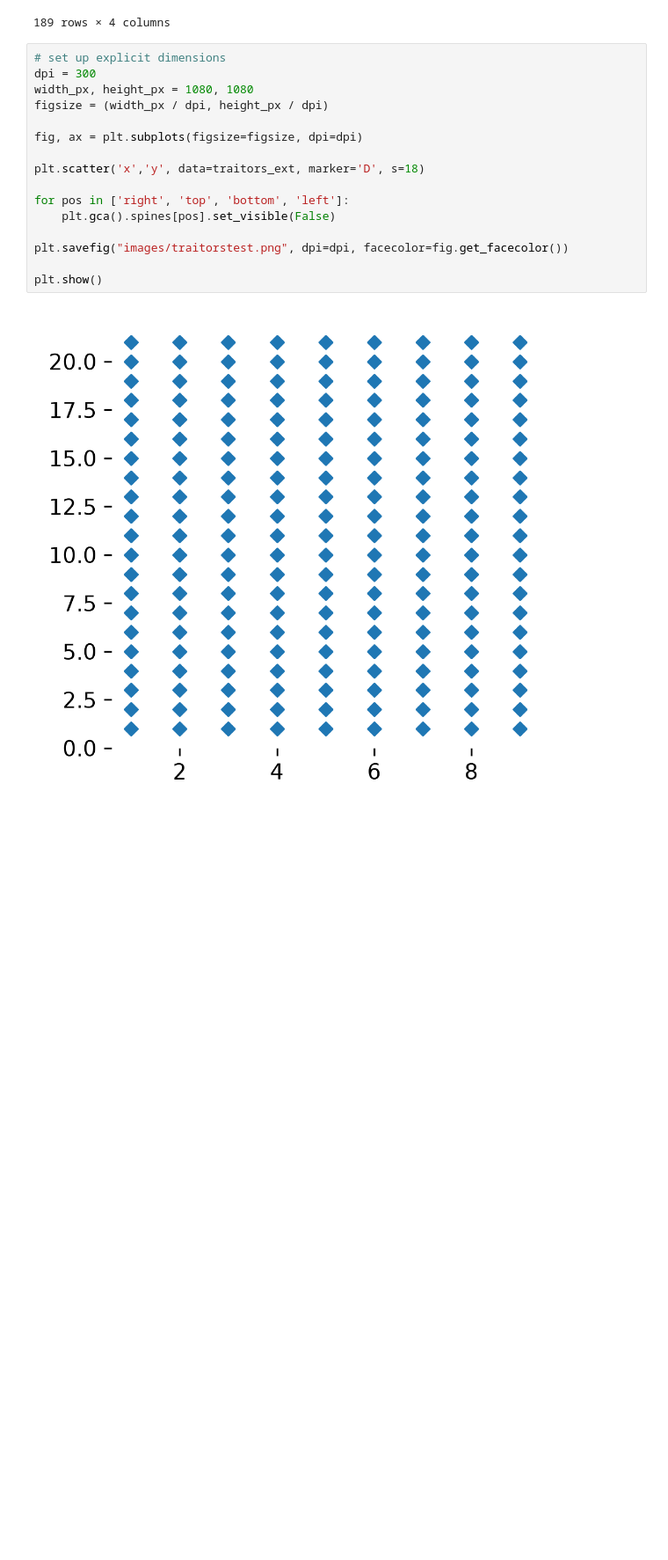
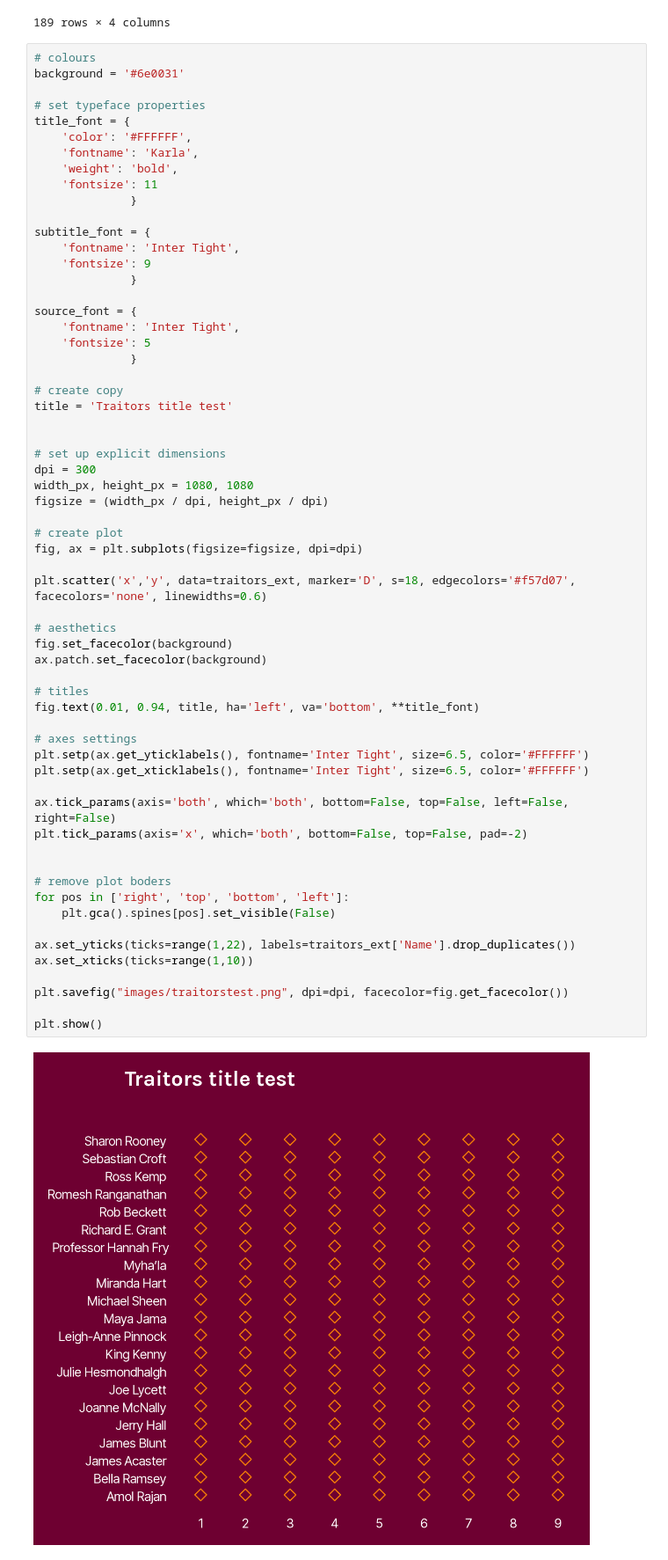
Before and after one commit to TurnerHaa/social-stories, a Jupyter notebook: celebrity_traitors/traitors_chart.ipynb, the cells around one changed output. Shown at 88% size. Drawn from its saved outputs; the diff is of its cells as text; blank space fills up the shorter version.

Commit message:
Fixed axes aesthetics

```diff
--- a/celebrity_traitors/traitors_chart.ipynb
+++ b/celebrity_traitors/traitors_chart.ipynb
@@ -33,20 +37,65 @@ traitors_ext
 | 188 | Sharon Rooney | Actor | 9 | 21 |
 189 rows × 4 columns
 # %%
+# colours
+background = '#6e0031'
+
+# set typeface properties
+title_font = {
+    'color': '#FFFFFF',
+    'fontname': 'Karla',
+    'weight': 'bold',
+    'fontsize': 11
+              }
+
+subtitle_font = {
+    'fontname': 'Inter Tight',
+    'fontsize': 9
+              }
+
+source_font = {
+    'fontname': 'Inter Tight',
+    'fontsize': 5
+              }
+
+# create copy
+title = 'Traitors title test'
+
+
 # set up explicit dimensions
 dpi = 300
 width_px, height_px = 1080, 1080
 figsize = (width_px / dpi, height_px / dpi)
 
+# create plot
 fig, ax = plt.subplots(figsize=figsize, dpi=dpi)
 
-plt.scatter('x','y', data=traitors_ext, marker='D', s=18)
+plt.scatter('x','y', data=traitors_ext, marker='D', s=18, edgecolors='#f57d07', facecolors='none', linewidths=0.6)
 
+# aesthetics
+fig.set_facecolor(background)
+ax.patch.set_facecolor(background)
+
+# titles
+fig.text(0.01, 0.94, title, ha='left', va='bottom', **title_font)
+
+# axes settings
+plt.setp(ax.get_yticklabels(), fontname='Inter Tight', size=6.5, color='#FFFFFF')
+plt.setp(ax.get_xticklabels(), fontname='Inter Tight', size=6.5, color='#FFFFFF')
+
+ax.tick_params(axis='both', which='both', bottom=False, top=False, left=False, right=False)
+plt.tick_params(axis='x', which='both', bottom=False, top=False, pad=-2)
+
+
+# remove plot boders
 for pos in ['right', 'top', 'bottom', 'left']:
     plt.gca().spines[pos].set_visible(False)
+
+ax.set_yticks(ticks=range(1,22), labels=traitors_ext['Name'].drop_duplicates())
+ax.set_xticks(ticks=range(1,10))
 
 plt.savefig("images/traitorstest.png", dpi=dpi, facecolor=fig.get_facecolor())
 
 plt.show()
 # %% [output]
-[figure, old version]
+[figure, new version]
```
Also changed, not shown: parts of 1 cell of this notebook, 1 other file.
